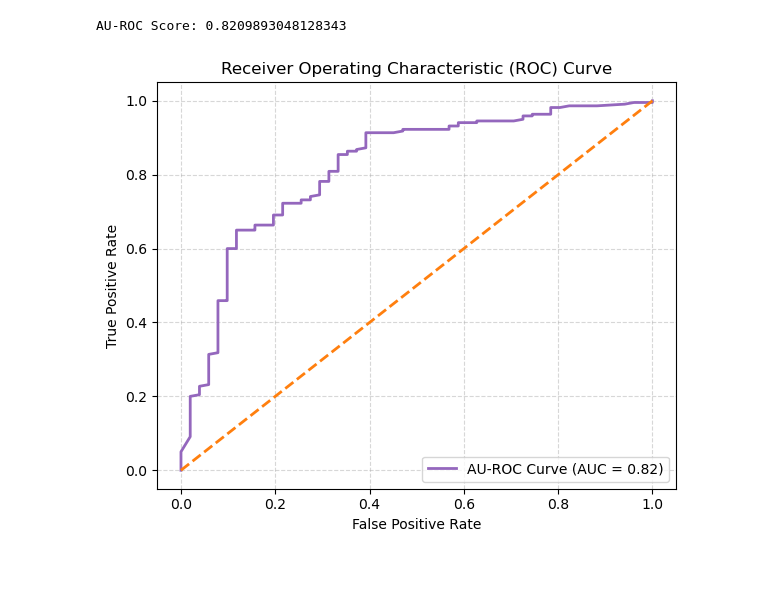
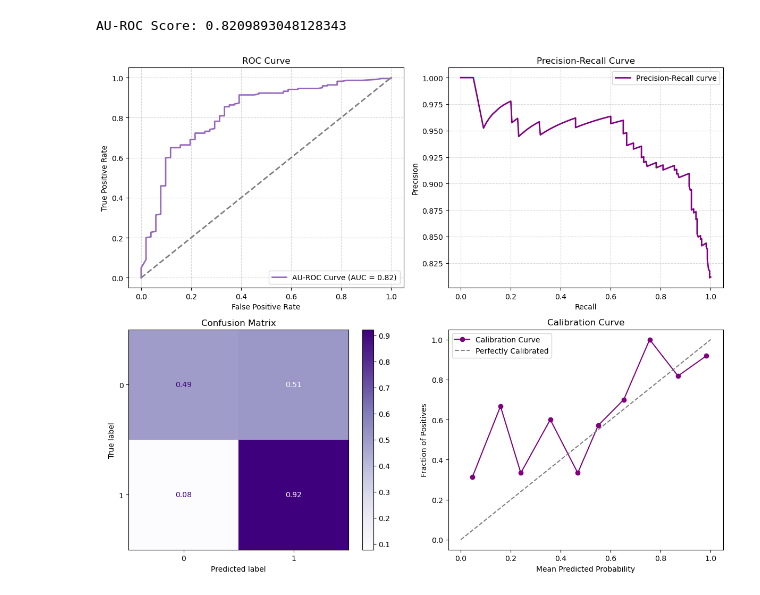
Before and after one commit to zainabnazari/ppmi, a Jupyter notebook: UPSIT.ipynb, the cells around one changed output. Cells and saved outputs as stored; diff of their text form; code cells hidden in the pictures.

Commit message:
other evaluation plots added

```diff
--- a/UPSIT.ipynb
+++ b/UPSIT.ipynb
@@ -84,32 +85,52 @@ au_roc_score = roc_auc_score(y_test, y_pred_proba)
 print(f'AU-ROC Score: {au_roc_score}')
 # %% [output]
 AU-ROC Score: 0.8209893048128343
-# %%
-# Calculate the ROC curve points
-fpr, tpr, thresholds = roc_curve(y_test, y_pred_proba)
-
-# Calculate the Area Under the ROC Curve (AUC)
-roc_auc = auc(fpr, tpr)
-
-# Create the ROC curve plot
-plt.figure(figsize=(6,5))
-
-# Plot the ROC curve
-plt.plot(fpr, tpr, color='tab:purple', lw=2, label=f'AU-ROC Curve (AUC = {roc_auc:.2f})')
-plt.plot([0, 1], [0, 1], color='tab:orange', lw=2, linestyle='--')
-
-# Customize plot
-plt.xlabel('False Positive Rate')
-plt.ylabel('True Positive Rate')
-plt.title('Receiver Operating Characteristic (ROC) Curve')
-plt.grid(True, linestyle='--', alpha=0.5)
-plt.legend(loc='lower right')
-
-# Show the plot
-plt.tight_layout()
-plt.show()
-# %% [output]
-[figure, removed]
+# %%
+# Plotting all the figures in a 2x2 matrix
+fig, axs = plt.subplots(2, 2, figsize=(12, 10))
+
+# Plot ROC Curve
+fpr, tpr, _ = roc_curve(y_test, y_pred_proba)
+roc_auc = auc(fpr, tpr)
+
+axs[0, 0].plot(fpr, tpr, color='tab:purple', lw=2, label=f'AU-ROC Curve (AUC = {roc_auc:.2f})')
+axs[0, 0].plot([0, 1], [0, 1], color='tab:grey', lw=2, linestyle='--')
+axs[0, 0].set_xlabel('False Positive Rate')
+axs[0, 0].set_ylabel('True Positive Rate')
+axs[0, 0].set_title('ROC Curve')
+axs[0, 0].legend(loc='lower right')
+axs[0, 0].grid(True, linestyle='--', alpha=0.5)
+
+# Plot Precision-Recall Curve
+precision, recall, _ = precision_recall_curve(y_test, y_pred_proba)
+axs[0, 1].plot(recall, precision, color='purple', lw=2, label='Precision-Recall curve')
+axs[0, 1].set_xlabel('Recall')
+axs[0, 1].set_ylabel('Precision')
+axs[0, 1].set_title('Precision-Recall Curve')
+axs[0, 1].legend(loc='best')
+axs[0, 1].grid(True, linestyle='--', alpha=0.5)
+
+# Plot Confusion Matrix
+y_pred = xgb_model.predict(X_test)
+cm = confusion_matrix(y_test, y_pred, normalize='true')
+disp = ConfusionMatrixDisplay(confusion_matrix=cm, display_labels=xgb_model.classes_)
+disp.plot(cmap='Purples', values_format=".2f", ax=axs[1, 0])
+axs[1, 0].set_title('Confusion Matrix')
+
+# Plot Calibration Curve
+prob_true, prob_pred = calibration_curve(y_test, y_pred_proba, n_bins=10)
+axs[1, 1].plot(prob_pred, prob_true, marker='o', label='Calibration Curve', color='purple', linestyle='-')
+axs[1, 1].plot([0, 1], [0, 1], linestyle='--', color='gray', label='Perfectly Calibrated')
+axs[1, 1].set_xlabel('Mean Predicted Probability')
+axs[1, 1].set_ylabel('Fraction of Positives')
+axs[1, 1].set_title('Calibration Curve')
+axs[1, 1].legend()
+
+# Adjust layout
+plt.tight_layout()
+plt.show()
+# %% [output]
+[figure, added]
 # %%
 # Get the current date
 current_date = datetime.now().date()
```
Also changed, not shown: parts of 2 cells of this notebook, 4 other files.
